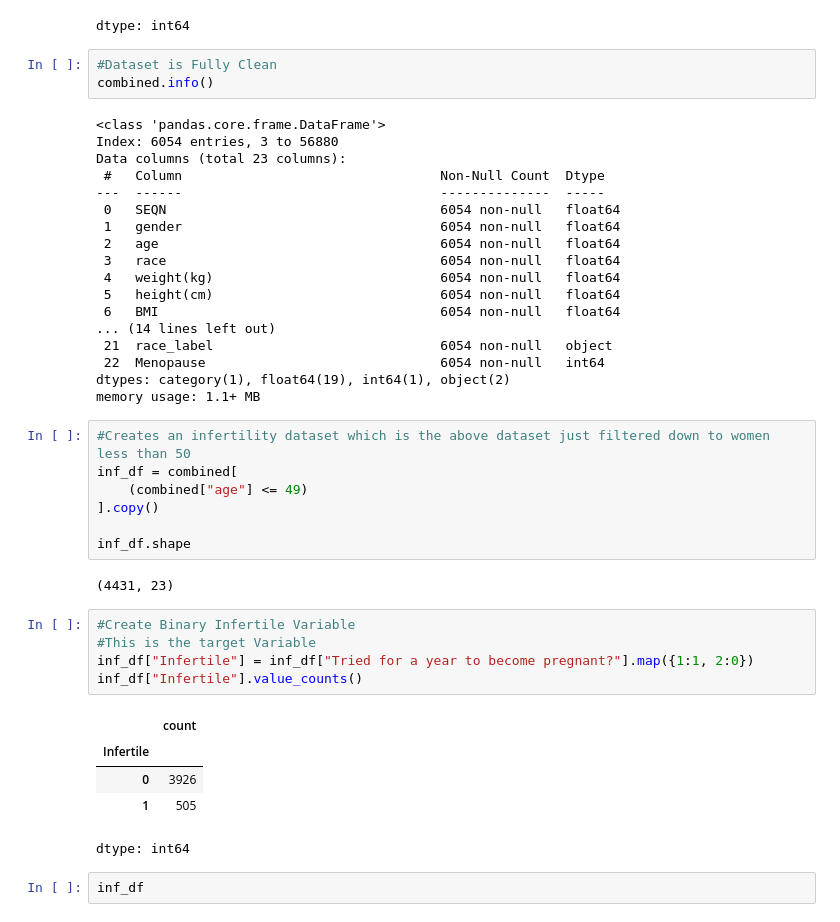
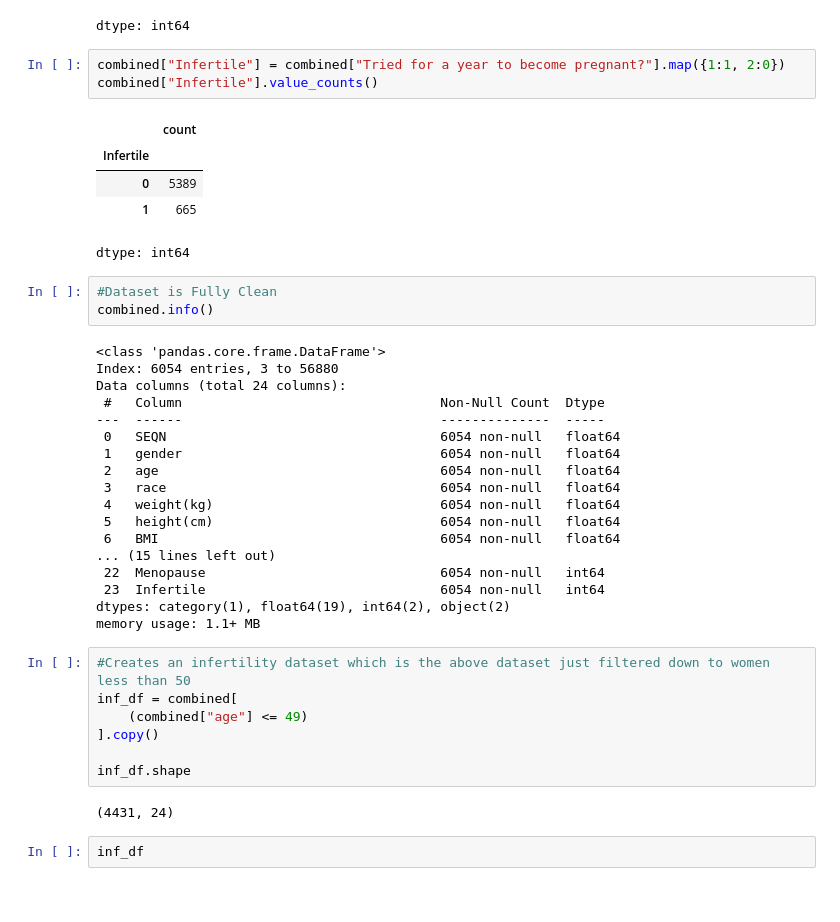
Before and after one commit to aliciaseidou/Final-year-Project, a Jupyter notebook: C22495584_FYP.ipynb, the cells around one changed output. Cells and saved outputs as stored; diff of their text form.

```diff
--- a/C22495584_FYP.ipynb
+++ b/C22495584_FYP.ipynb
@@ -1216,13 +1220,22 @@ combined['age at menarche'].value_counts(dropna=False)
 | 6.0 | 1 |
 | 22.0 | 1 |
 dtype: int64
+# %%
+combined["Infertile"] = combined["Tried for a year to become pregnant?"].map({1:1, 2:0})
+combined["Infertile"].value_counts()
+# %% [output]
+|  | count |
+| Infertile |  |
+| 0 | 5389 |
+| 1 | 665 |
+dtype: int64
 # %%
 #Dataset is Fully Clean
 combined.info()
 # %% [output]
 <class 'pandas.core.frame.DataFrame'>
 Index: 6054 entries, 3 to 56880
-Data columns (total 23 columns):
+Data columns (total 24 columns):
  #   Column                                 Non-Null Count  Dtype
 ---  ------                                 --------------  -----
  0   SEQN                                   6054 non-null   float64
@@ -1232,10 +1245,10 @@ Data columns (total 23 columns):
  4   weight(kg)                             6054 non-null   float64
  5   height(cm)                             6054 non-null   float64
  6   BMI                                    6054 non-null   float64
-... (14 lines left out)
- 21  race_label                             6054 non-null   object
+... (15 lines left out)
  22  Menopause                              6054 non-null   int64
-dtypes: category(1), float64(19), int64(1), object(2)
+ 23  Infertile                              6054 non-null   int64
+dtypes: category(1), float64(19), int64(2), object(2)
 memory usage: 1.1+ MB
 # %%
 #Creates an infertility dataset which is the above dataset just filtered down to women less than 50
@@ -1245,18 +1258,7 @@ inf_df = combined[
 
 inf_df.shape
 # %% [output]
-(4431, 23)
+(4431, 24)
-# %%
-#Create Binary Infertile Variable
-#This is the target Variable
-inf_df["Infertile"] = inf_df["Tried for a year to become pregnant?"].map({1:1, 2:0})
-inf_df["Infertile"].value_counts()
-# %% [output]
-|  | count |
-| Infertile |  |
-| 0 | 3926 |
-| 1 | 505 |
-dtype: int64
 # %%
 inf_df
 # %% [output]
```
Also changed, not shown: parts of 3 cells of this notebook.
